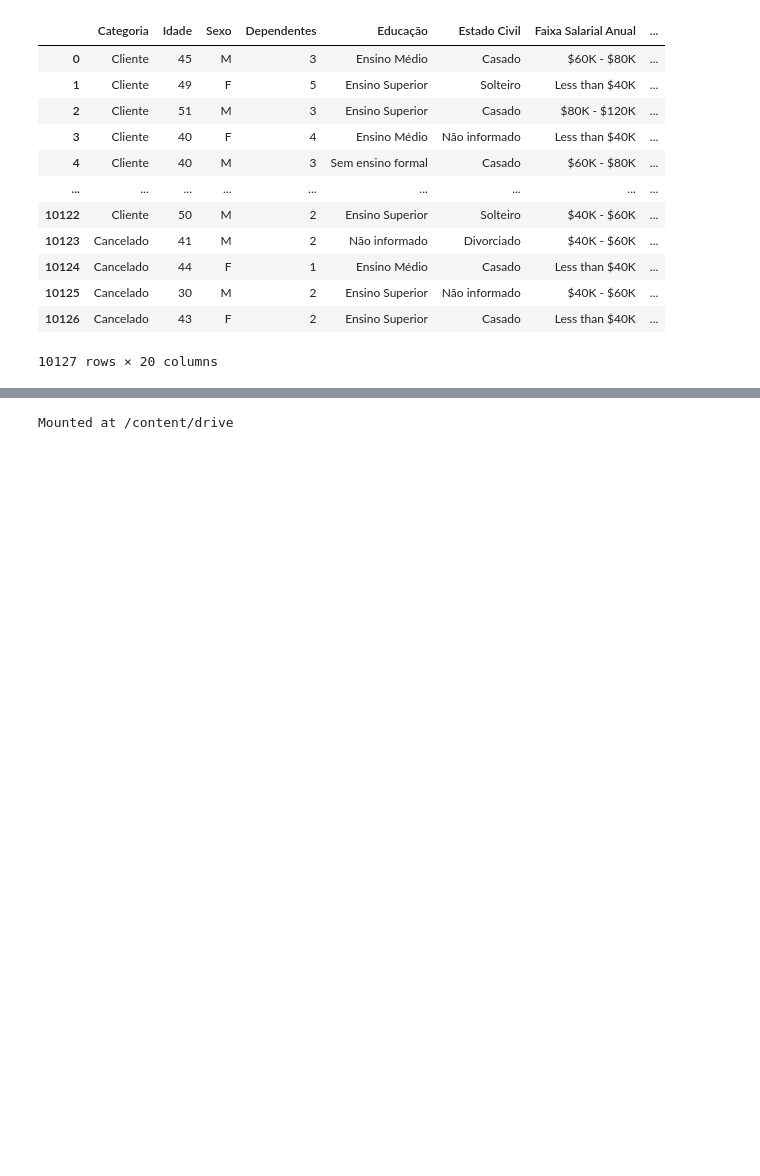
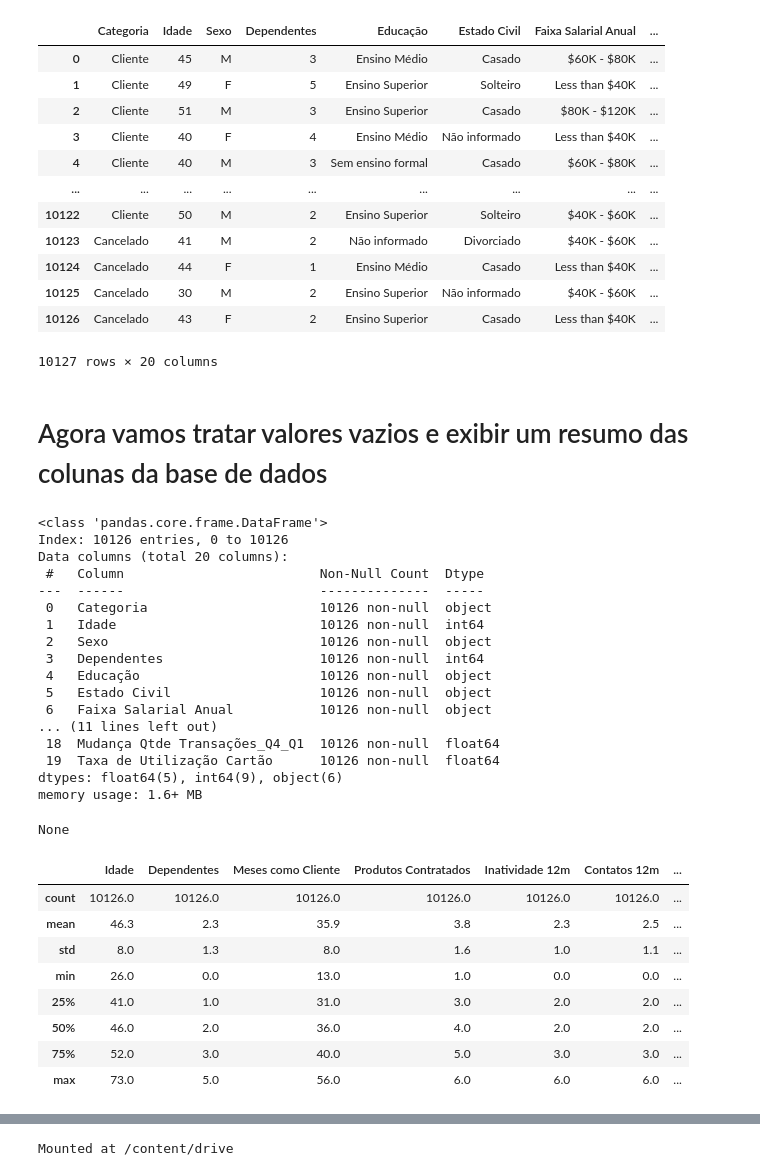
Before and after one commit to Fernandanasi/cartorioebac, a Jupyter notebook: Arquivo_Inicial_Minicurso_Analise_de_Dados_Python.ipynb, the cells around one changed output, grey strips where cells are left out. Cells and saved outputs as stored; diff of their text form; code cells hidden in the pictures; blank space fills up the shorter version.

```diff
--- a/Arquivo_Inicial_Minicurso_Analise_de_Dados_Python.ipynb
+++ b/Arquivo_Inicial_Minicurso_Analise_de_Dados_Python.ipynb
@@ -40,3 +40,38 @@ display(tabela)
 | 10125 | Cancelado | 30 | M | 2 | Ensino Superior | Não informado | $40K - $60K | ... |
 | 10126 | Cancelado | 43 | F | 2 | Ensino Superior | Casado | Less than $40K | ... |
 10127 rows × 20 columns
+# %% [markdown]
+# Agora vamos tratar valores vazios e exibir um resumo das colunas da base de dados
+# %%
+tabela = tabela.dropna() #excluir linhas em que um valor é vazio
+display(tabela.info()) #informações das tabelas
+
+display(tabela.describe().round(1)) #dá estatistica da tabela, apenas em colunas de número
+# %% [output]
+<class 'pandas.core.frame.DataFrame'>
+Index: 10126 entries, 0 to 10126
+Data columns (total 20 columns):
+ #   Column                         Non-Null Count  Dtype
+---  ------                         --------------  -----
+ 0   Categoria                      10126 non-null  object
+ 1   Idade                          10126 non-null  int64
+ 2   Sexo                           10126 non-null  object
+ 3   Dependentes                    10126 non-null  int64
+ 4   Educação                       10126 non-null  object
+ 5   Estado Civil                   10126 non-null  object
+ 6   Faixa Salarial Anual           10126 non-null  object
+... (11 lines left out)
+ 18  Mudança Qtde Transações_Q4_Q1  10126 non-null  float64
+ 19  Taxa de Utilização Cartão      10126 non-null  float64
+dtypes: float64(5), int64(9), object(6)
+memory usage: 1.6+ MB
+None
+|  | Idade | Dependentes | Meses como Cliente | Produtos Contratados | Inatividade 12m | Contatos 12m | ... |
+| count | 10126.0 | 10126.0 | 10126.0 | 10126.0 | 10126.0 | 10126.0 | ... |
+| mean | 46.3 | 2.3 | 35.9 | 3.8 | 2.3 | 2.5 | ... |
+| std | 8.0 | 1.3 | 8.0 | 1.6 | 1.0 | 1.1 | ... |
+| min | 26.0 | 0.0 | 13.0 | 1.0 | 0.0 | 0.0 | ... |
+| 25% | 41.0 | 1.0 | 31.0 | 3.0 | 2.0 | 2.0 | ... |
+| 50% | 46.0 | 2.0 | 36.0 | 4.0 | 2.0 | 2.0 | ... |
+| 75% | 52.0 | 3.0 | 40.0 | 5.0 | 3.0 | 3.0 | ... |
+| max | 73.0 | 5.0 | 56.0 | 6.0 | 6.0 | 6.0 | ... |
```
Also changed, not shown: parts of 2 cells of this notebook.
